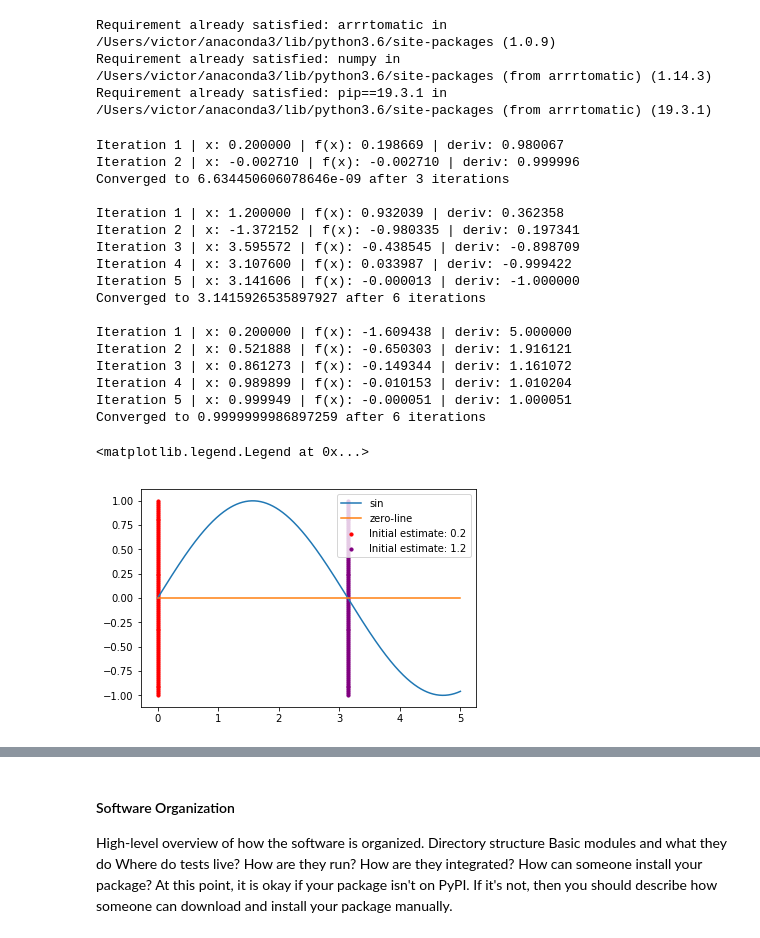
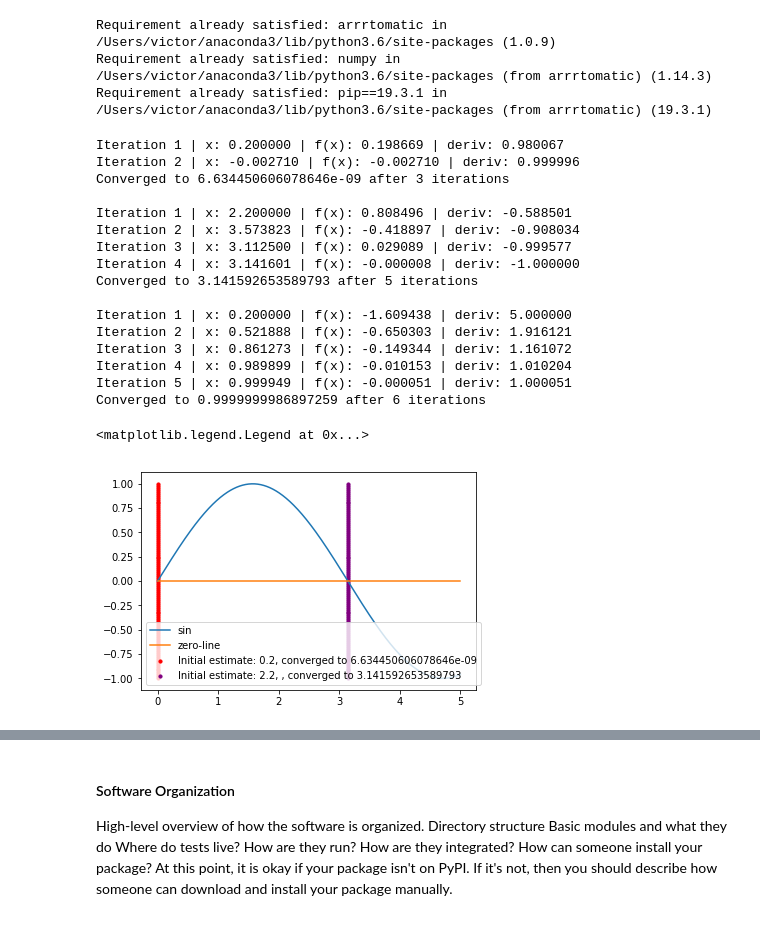
Before and after one commit to pirates-of-the-SEAS/cs207-FinalProject, a Jupyter notebook: docs/Milestone 2 Documentation.ipynb, the cells around one changed output, grey strips where cells are left out. Cells and saved outputs as stored; diff of their text form; code cells hidden in the pictures.

```diff
--- a/docs/Milestone 2 Documentation.ipynb
+++ b/docs/Milestone 2 Documentation.ipynb
@@ -130,7 +130,7 @@ def do_newtons_method(x, f,g, tol=1e-6, verbose=0):
     return x
 # %%
 sin1=do_newtons_method(0.2, f, sin,verbose=1)
-sin2=do_newtons_method(1.2, f, sin, verbose=1)
+sin2=do_newtons_method(2.2, f, sin, verbose=1)
 
 sqrt1=do_newtons_method(0.2, f, log,verbose=1)
 # %% [output]
@@ -138,12 +138,11 @@ Iteration 1 | x: 0.200000 | f(x): 0.198669 | deriv: 0.980067
 Iteration 2 | x: -0.002710 | f(x): -0.002710 | deriv: 0.999996
 Converged to 6.634450606078646e-09 after 3 iterations
 
-Iteration 1 | x: 1.200000 | f(x): 0.932039 | deriv: 0.362358
-Iteration 2 | x: -1.372152 | f(x): -0.980335 | deriv: 0.197341
-Iteration 3 | x: 3.595572 | f(x): -0.438545 | deriv: -0.898709
-Iteration 4 | x: 3.107600 | f(x): 0.033987 | deriv: -0.999422
-Iteration 5 | x: 3.141606 | f(x): -0.000013 | deriv: -1.000000
-Converged to 3.1415926535897927 after 6 iterations
+Iteration 1 | x: 2.200000 | f(x): 0.808496 | deriv: -0.588501
+Iteration 2 | x: 3.573823 | f(x): -0.418897 | deriv: -0.908034
+Iteration 3 | x: 3.112500 | f(x): 0.029089 | deriv: -0.999577
+Iteration 4 | x: 3.141601 | f(x): -0.000008 | deriv: -1.000000
+Converged to 3.141592653589793 after 5 iterations
 
 Iteration 1 | x: 0.200000 | f(x): -1.609438 | deriv: 5.000000
 Iteration 2 | x: 0.521888 | f(x): -0.650303 | deriv: 1.916121
@@ -154,16 +153,16 @@ Converged to 0.9999999986897259 after 6 iterations
 # %%
 from matplotlib import pyplot as plt
 import numpy as np
 %matplotlib inline
 x_s =np.linspace(0, 5, 500)
 y_s =np.linspace(-1,1, 100)
 
 sin_dots = np.sin(x_s)
 plt.plot(x_s,sin_dots)
 plt.plot(x_s,[0]*500)
 plt.scatter([sin1]*100, y_s, color="red", s=10)
 plt.scatter([sin2]*100, y_s, color="purple", s=10)
-plt.legend(["sin", "zero-line", "Initial estimate: 0.2", "Initial estimate: 1.2"])
+plt.legend(["sin", "zero-line", f"Initial estimate: 0.2, converged to {sin1}", f"Initial estimate: 2.2, , converged to {sin2}"])
 # %% [output]
 <matplotlib.legend.Legend at 0x...>
-[figure, old version]
+[figure, new version]
```
Also changed, not shown: parts of 1 cell of this notebook.
